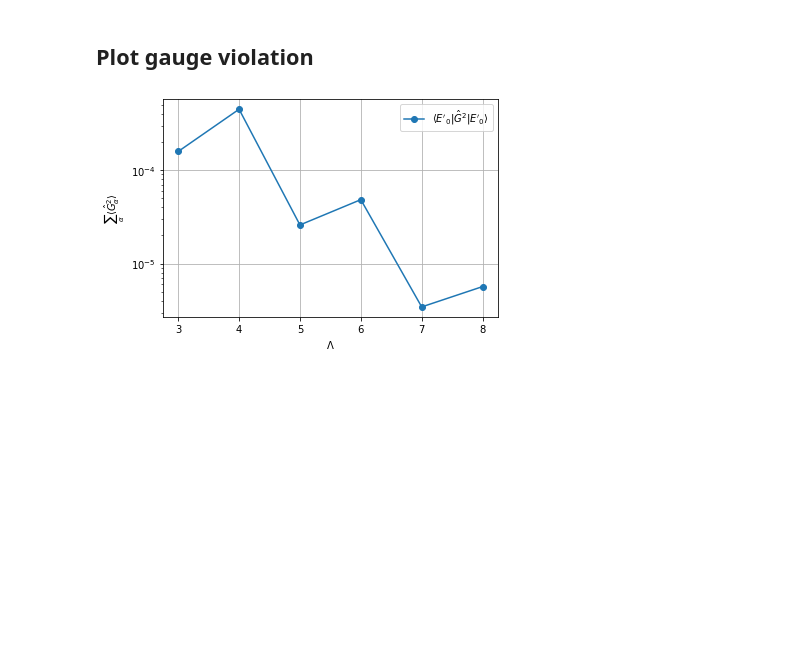
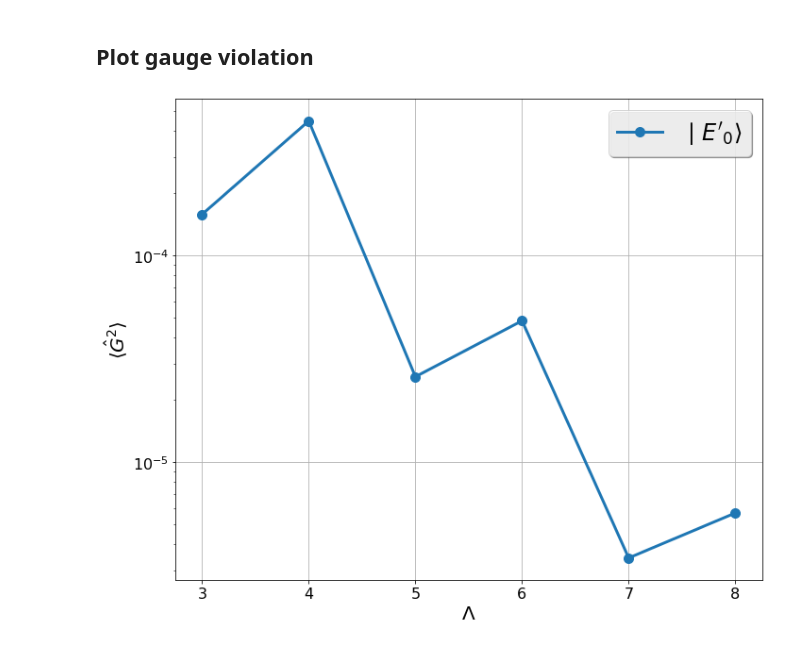
Before and after one commit to erinaldi/bmn2-qutip, a Jupyter notebook: notebooks/plots.ipynb, the cells around one changed output. Cells and saved outputs as stored; diff of their text form; code cells hidden in the pictures; blank space fills up the shorter version.

```diff
--- a/notebooks/plots.ipynb
+++ b/notebooks/plots.ipynb
@@ -4,6 +4,8 @@
 import pandas as pd
 import numpy as np
 import matplotlib.pyplot as plt
+import matplotlib as mpl
+plt.style.use('./paper.mplstyle')
 # %% [markdown]
 ## Load data at fixed coupling
 
@@ -515,15 +544,15 @@ data_gv = gv_all.query("Coupling == @l")
 # %%
 state = 0
 name = f"GaugeViolation{int(state)}"
 fig, ax = plt.subplots()
-data_gv.plot(x="Lambda", y=name, logy=True, marker="o", label=rf"$\langle E'_{state}|\hat{{G}}^2|E'_{state}\rangle$", ax=ax)
+data_gv.plot(x="Lambda", y=name, logy=True, marker="o", label=rf"$\mid E'_{state} \rangle$", ax=ax)
 ax.grid()
-ax.set_ylabel(r"$\sum_\alpha\langle \hat{G}^2_\alpha \rangle$", rotation=90)
+ax.set_ylabel(r"$\langle \hat{G}^2 \rangle$", rotation=90)
 ax.set_xlabel(r"$\Lambda$")
 ax.legend(loc="upper right")
 plt.savefig(f"l{ls}_gv_e{state}.pdf")
 # %% [output]
-[figure, old version]
+[figure, new version]
 # %%
 markers = ["o", "s", "v", "^", "p"]
 fig, ax = plt.subplots()
```
Also changed, not shown: parts of 33 cells of this notebook, 7 other files.
